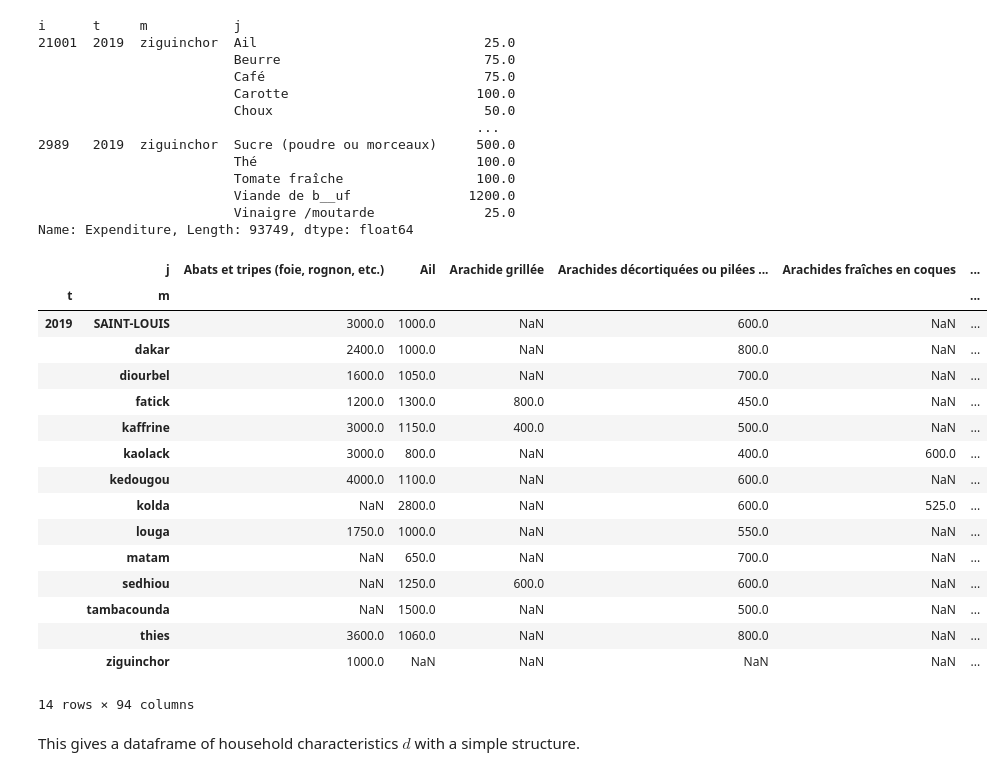
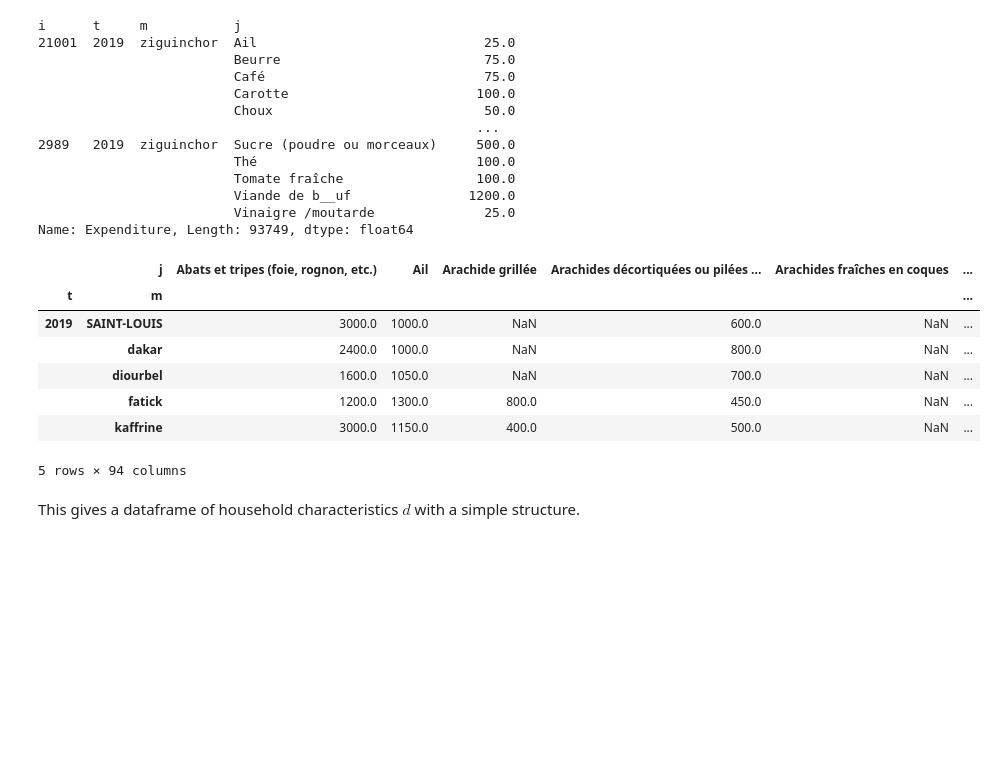
Before and after one commit to reilyfairchild/EEP153-Project-3, a Jupyter notebook: estimation_example.ipynb, the cells around one changed output. Drawn from its saved outputs; the diff is of its cells as text; code cells hidden in the pictures; blank space fills up the shorter version.

```diff
--- a/estimation_example.ipynb
+++ b/estimation_example.ipynb
@@ -109,38 +109,31 @@ Name: Expenditure, Length: 93749, dtype: float64
 # %%
 # Now prices
 p = read_sheets(Senegal_Data,sheet='Food Prices (2019)').set_index(['t','m','j','u'])
 
 # Compute medians of prices for particular time, place and unit
 p = p.groupby(['t','m','j','u']).median()
 
 # Just keep metric units
 p = p.xs('Kg',level="u").squeeze().unstack('j')
 
 # Drop prices for goods we don't have expenditures for
 #p = p[x.index.levels[-1]].T
 valid_foods = x.index.get_level_values('j').unique()
 
 # Filter the price dataset to only include valid foods
 p = p.loc[:, p.columns.isin(valid_foods)]
 p
+
+p.head()
 # %% [output]
 |  | j | Abats et tripes (foie, rognon, etc.) | Ail | Arachide grillée | Arachides décortiquées ou pilées ... | Arachides fraîches en coques | ... |
 | t | m |  |  |  |  |  | ... |
 | 2019 | SAINT-LOUIS | 3000.0 | 1000.0 | NaN | 600.0 | NaN | ... |
 |  | dakar | 2400.0 | 1000.0 | NaN | 800.0 | NaN | ... |
 |  | diourbel | 1600.0 | 1050.0 | NaN | 700.0 | NaN | ... |
 |  | fatick | 1200.0 | 1300.0 | 800.0 | 450.0 | NaN | ... |
 |  | kaffrine | 3000.0 | 1150.0 | 400.0 | 500.0 | NaN | ... |
-|  | kaolack | 3000.0 | 800.0 | NaN | 400.0 | 600.0 | ... |
-|  | kedougou | 4000.0 | 1100.0 | NaN | 600.0 | NaN | ... |
-|  | kolda | NaN | 2800.0 | NaN | 600.0 | 525.0 | ... |
-|  | louga | 1750.0 | 1000.0 | NaN | 550.0 | NaN | ... |
-|  | matam | NaN | 650.0 | NaN | 700.0 | NaN | ... |
-|  | sedhiou | NaN | 1250.0 | 600.0 | 600.0 | NaN | ... |
-|  | tambacounda | NaN | 1500.0 | NaN | 500.0 | NaN | ... |
-|  | thies | 3600.0 | 1060.0 | NaN | 800.0 | NaN | ... |
-|  | ziguinchor | 1000.0 | NaN | NaN | NaN | NaN | ... |
-14 rows × 94 columns
+5 rows × 94 columns
 # %%
 # Household characteristics
 d = read_sheets(Senegal_Data,sheet="Household Characteristics")
```
Also changed, not shown: 2 other files.
